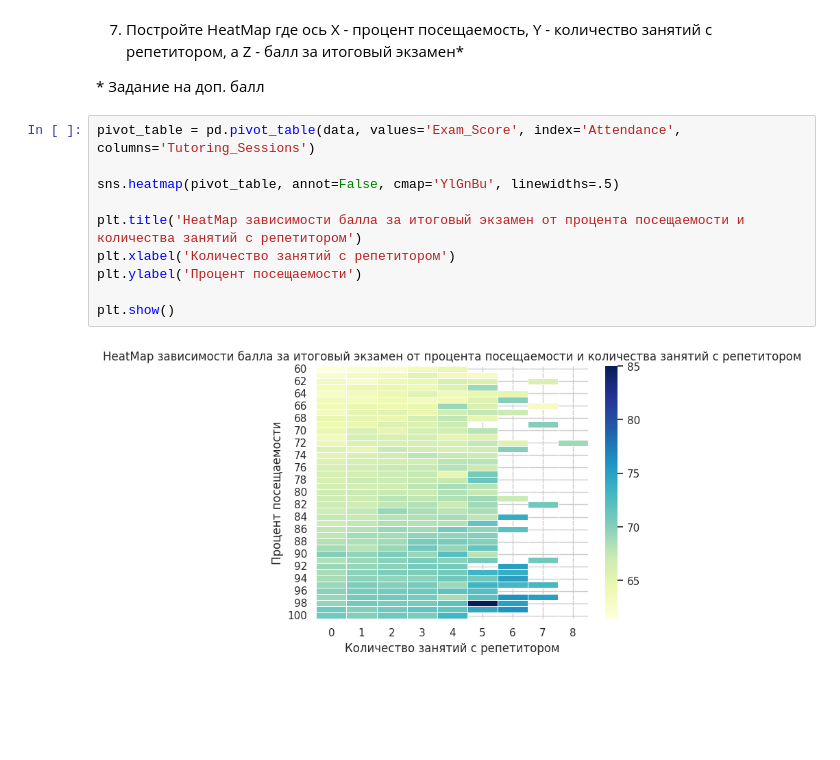
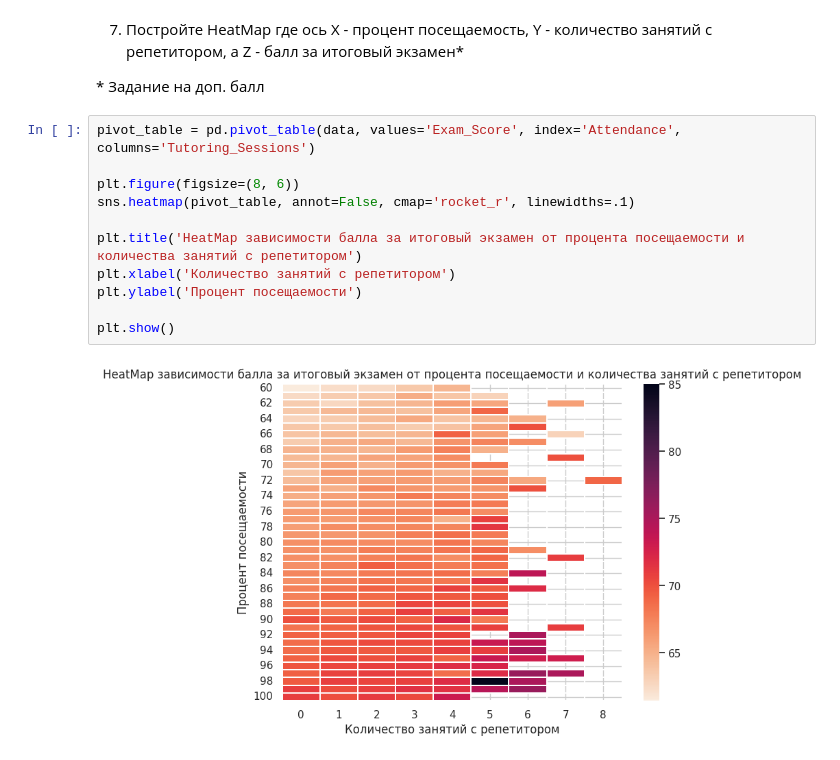
Before and after one commit to tng00/ML_MAI_2024, a Jupyter notebook: lab1/Lab1_6.ipynb, the cells around one changed output. Drawn from its saved outputs; the diff is of its cells as text; blank space fills up the shorter version.

```diff
--- a/lab1/Lab1_6.ipynb
+++ b/lab1/Lab1_6.ipynb
@@ -428,12 +436,13 @@ print('''
 # %%
 pivot_table = pd.pivot_table(data, values='Exam_Score', index='Attendance', columns='Tutoring_Sessions')
 
-sns.heatmap(pivot_table, annot=False, cmap='YlGnBu', linewidths=.5)
+plt.figure(figsize=(8, 6))
+sns.heatmap(pivot_table, annot=False, cmap='rocket_r', linewidths=.1)
 
 plt.title('HeatMap зависимости балла за итоговый экзамен от процента посещаемости и количества занятий с репетитором')
 plt.xlabel('Количество занятий с репетитором')
 plt.ylabel('Процент посещаемости')
 
 plt.show()
 # %% [output]
-[figure, old version]
+[figure, new version]
```
Also changed, not shown: parts of 4 cells of this notebook.
